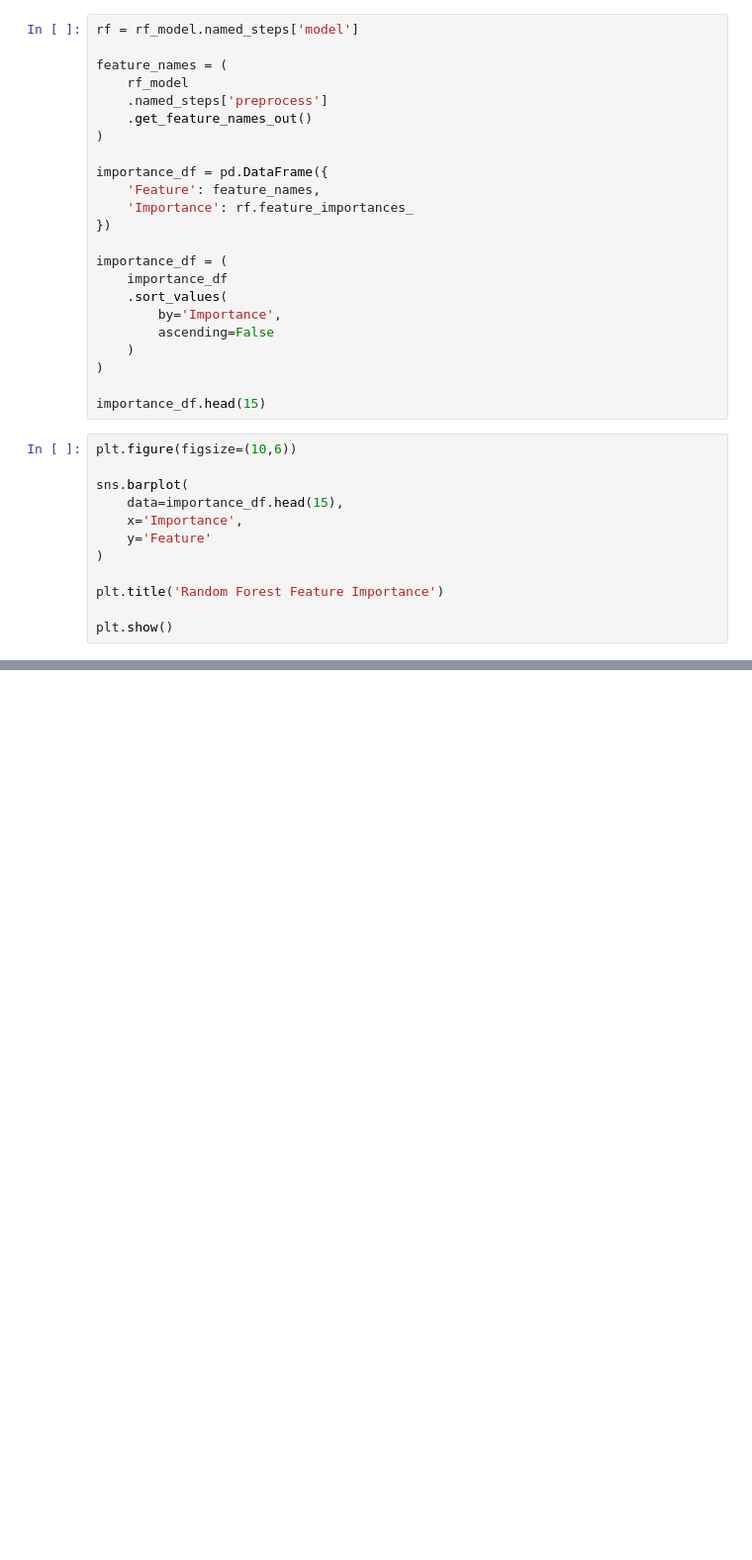
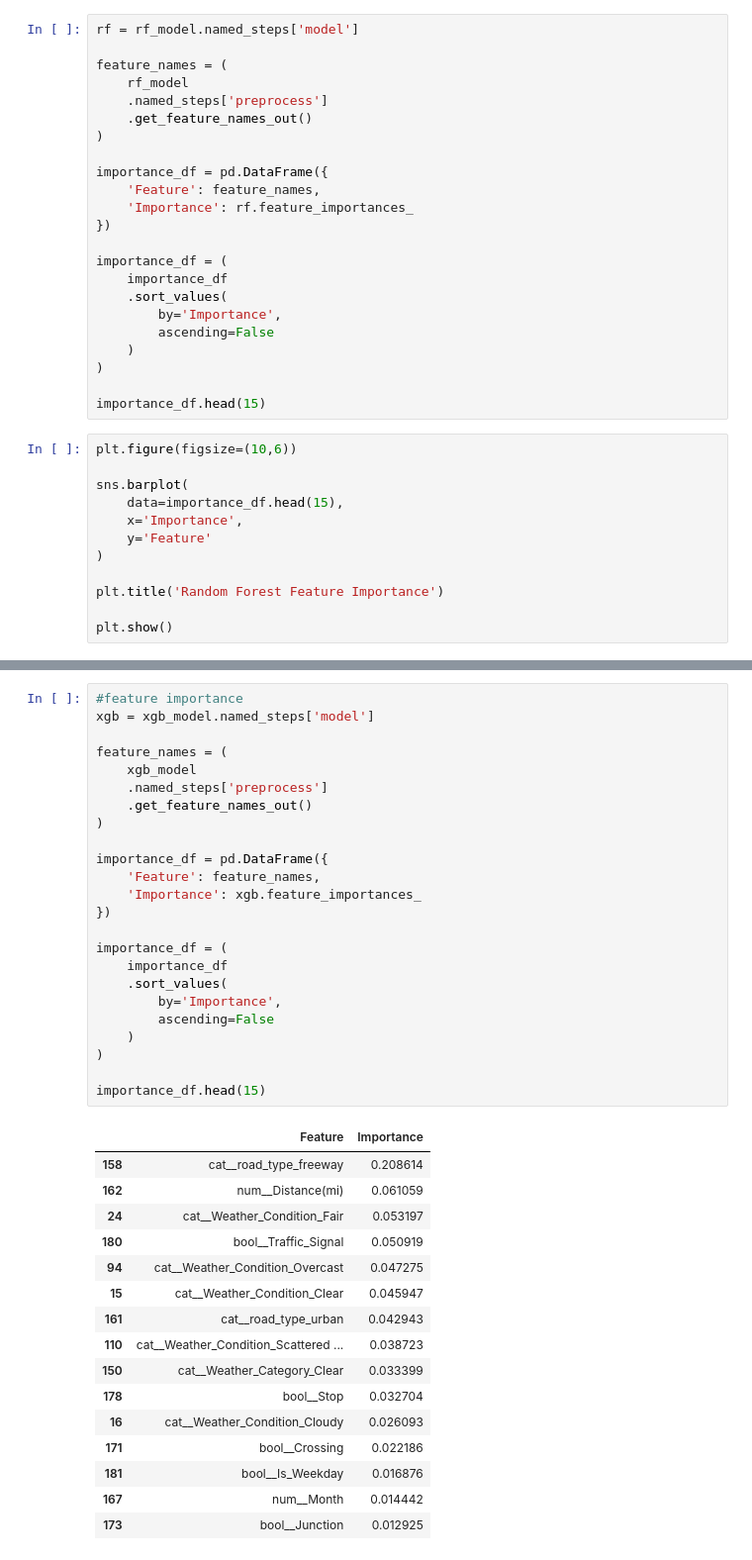
Before and after one commit to dudu-boi/DataScienceFinal, a Jupyter notebook: the_work.ipynb, the cells around one changed output, grey strips where cells are left out. Shown at 99% size. Drawn from its saved outputs; the diff is of its cells as text; blank space fills up the shorter version.

```diff
--- a/the_work.ipynb
+++ b/the_work.ipynb
@@ -1770,0 +1888,41 @@ plt.show()
+# %%
+#feature importance
+xgb = xgb_model.named_steps['model']
+
+feature_names = (
+    xgb_model
+    .named_steps['preprocess']
+    .get_feature_names_out()
+)
+
+importance_df = pd.DataFrame({
+    'Feature': feature_names,
+    'Importance': xgb.feature_importances_
+})
+
+importance_df = (
+    importance_df
+    .sort_values(
+        by='Importance',
+        ascending=False
+    )
+)
+
+importance_df.head(15)
+# %% [output]
+|  | Feature | Importance |
+| 158 | cat__road_type_freeway | 0.208614 |
+| 162 | num__Distance(mi) | 0.061059 |
+| 24 | cat__Weather_Condition_Fair | 0.053197 |
+| 180 | bool__Traffic_Signal | 0.050919 |
+| 94 | cat__Weather_Condition_Overcast | 0.047275 |
+| 15 | cat__Weather_Condition_Clear | 0.045947 |
+| 161 | cat__road_type_urban | 0.042943 |
+| 110 | cat__Weather_Condition_Scattered ... | 0.038723 |
+| 150 | cat__Weather_Category_Clear | 0.033399 |
+| 178 | bool__Stop | 0.032704 |
+| 16 | cat__Weather_Condition_Cloudy | 0.026093 |
+| 171 | bool__Crossing | 0.022186 |
+| 181 | bool__Is_Weekday | 0.016876 |
+| 167 | num__Month | 0.014442 |
+| 173 | bool__Junction | 0.012925 |
```
Also changed, not shown: parts of 15 cells of this notebook.
